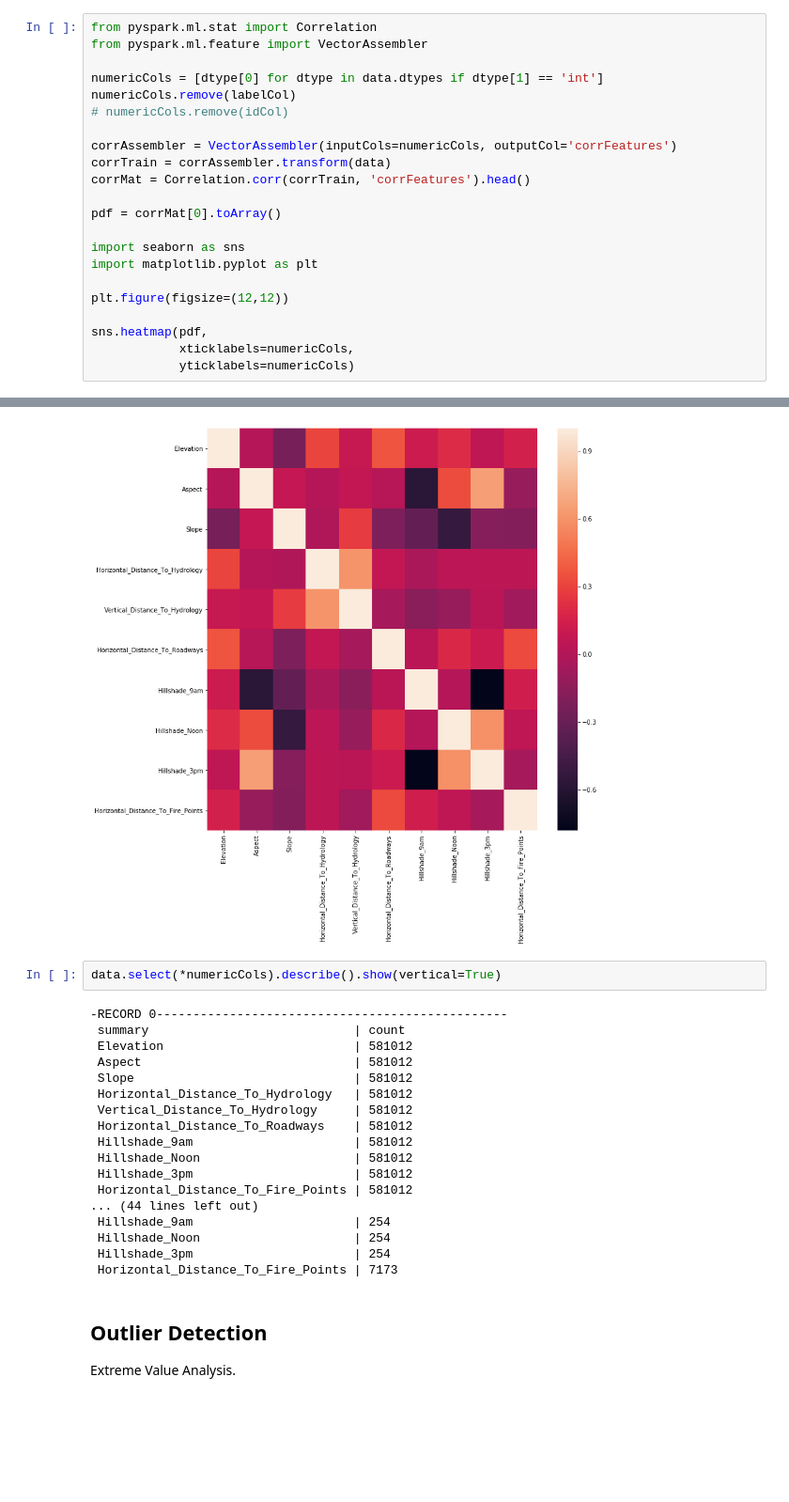
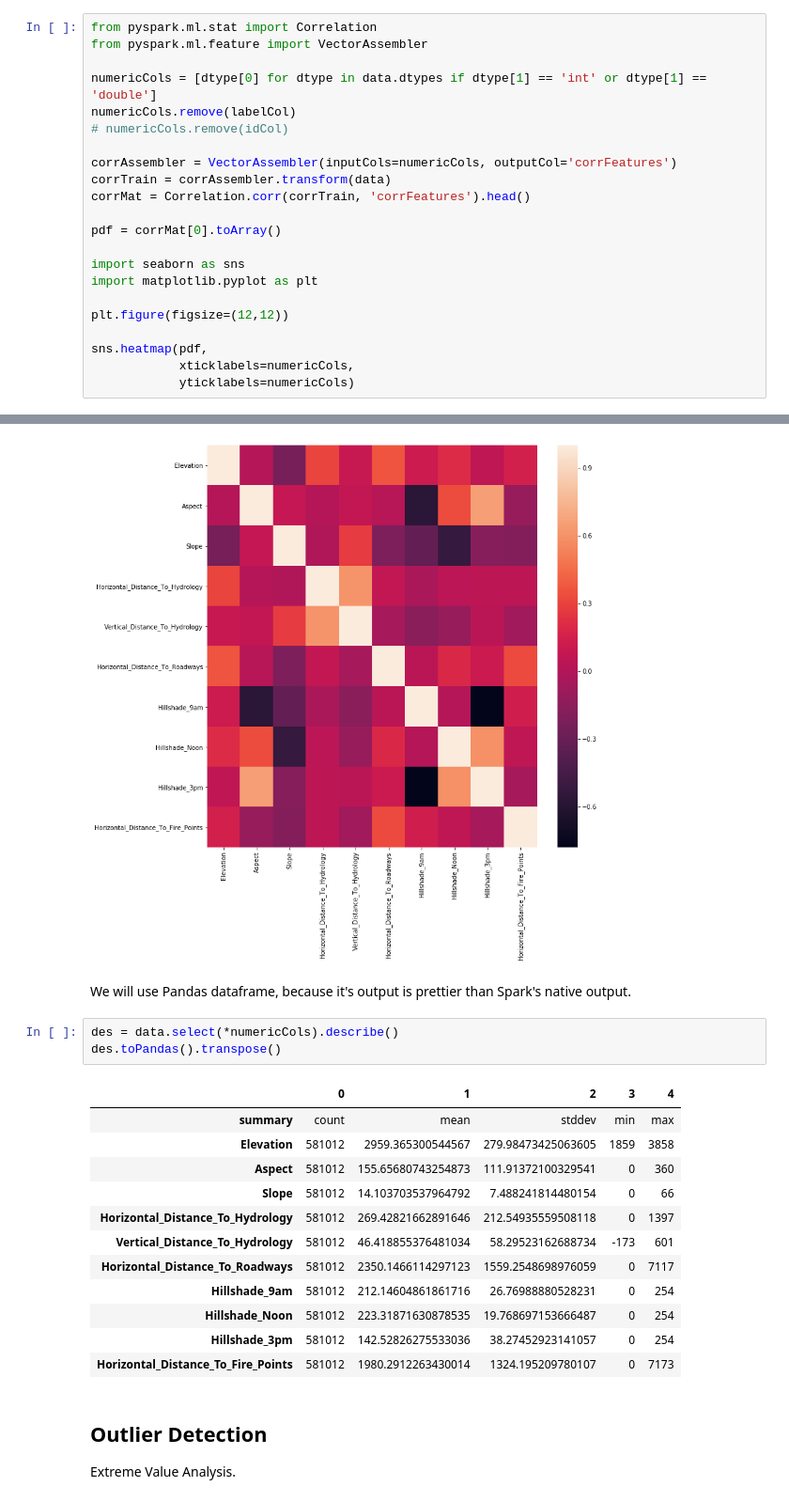
Before and after one commit to riyadparvez/pyspark-datascience, a Jupyter notebook: forest-cover-type/spark.ipynb, the cells around one changed output, grey strips where cells are left out. Shown at 94% size. Cells and saved outputs as stored; diff of their text form; blank space fills up the shorter version.

Commit message:
Added pandas pretty print

```diff
--- a/forest-cover-type/spark.ipynb
+++ b/forest-cover-type/spark.ipynb
@@ -106,7 +107,7 @@ root
 from pyspark.ml.stat import Correlation
 from pyspark.ml.feature import VectorAssembler
 
-numericCols = [dtype[0] for dtype in data.dtypes if dtype[1] == 'int']
+numericCols = [dtype[0] for dtype in data.dtypes if dtype[1] == 'int' or dtype[1] == 'double']
 numericCols.remove(labelCol)
 # numericCols.remove(idCol)
 
@@ -127,26 +128,24 @@ sns.heatmap(pdf,
 # %% [output]
 <matplotlib.axes._subplots.AxesSubplot at 0x...>
 [figure]
-# %%
-data.select(*numericCols).describe().show(vertical=True)
-# %% [output]
--RECORD 0------------------------------------------------
- summary                            | count
- Elevation                          | 581012
- Aspect                             | 581012
- Slope                              | 581012
- Horizontal_Distance_To_Hydrology   | 581012
- Vertical_Distance_To_Hydrology     | 581012
- Horizontal_Distance_To_Roadways    | 581012
- Hillshade_9am                      | 581012
- Hillshade_Noon                     | 581012
- Hillshade_3pm                      | 581012
- Horizontal_Distance_To_Fire_Points | 581012
-... (44 lines left out)
- Hillshade_9am                      | 254
- Hillshade_Noon                     | 254
- Hillshade_3pm                      | 254
- Horizontal_Distance_To_Fire_Points | 7173
+# %% [markdown]
+We will use Pandas dataframe, because it's output is prettier than Spark's native output.
+# %%
+des = data.select(*numericCols).describe()
+des.toPandas().transpose()
+# %% [output]
+|  | 0 | 1 | 2 | 3 | 4 |
+| summary | count | mean | stddev | min | max |
+| Elevation | 581012 | 2959.365300544567 | 279.98473425063605 | 1859 | 3858 |
+| Aspect | 581012 | 155.65680743254873 | 111.91372100329541 | 0 | 360 |
+| Slope | 581012 | 14.103703537964792 | 7.488241814480154 | 0 | 66 |
+| Horizontal_Distance_To_Hydrology | 581012 | 269.42821662891646 | 212.54935559508118 | 0 | 1397 |
+| Vertical_Distance_To_Hydrology | 581012 | 46.418855376481034 | 58.29523162688734 | -173 | 601 |
+| Horizontal_Distance_To_Roadways | 581012 | 2350.1466114297123 | 1559.2548698976059 | 0 | 7117 |
+| Hillshade_9am | 581012 | 212.14604861861716 | 26.76988880528231 | 0 | 254 |
+| Hillshade_Noon | 581012 | 223.31871630878535 | 19.768697153666487 | 0 | 254 |
+| Hillshade_3pm | 581012 | 142.52826275533036 | 38.27452923141057 | 0 | 254 |
+| Horizontal_Distance_To_Fire_Points | 581012 | 1980.2912263430014 | 1324.195209780107 | 0 | 7173 |
 # %% [markdown]
 ## Outlier Detection
 Extreme Value Analysis.
```
Also changed, not shown: parts of 7 cells of this notebook, 1 other file.
